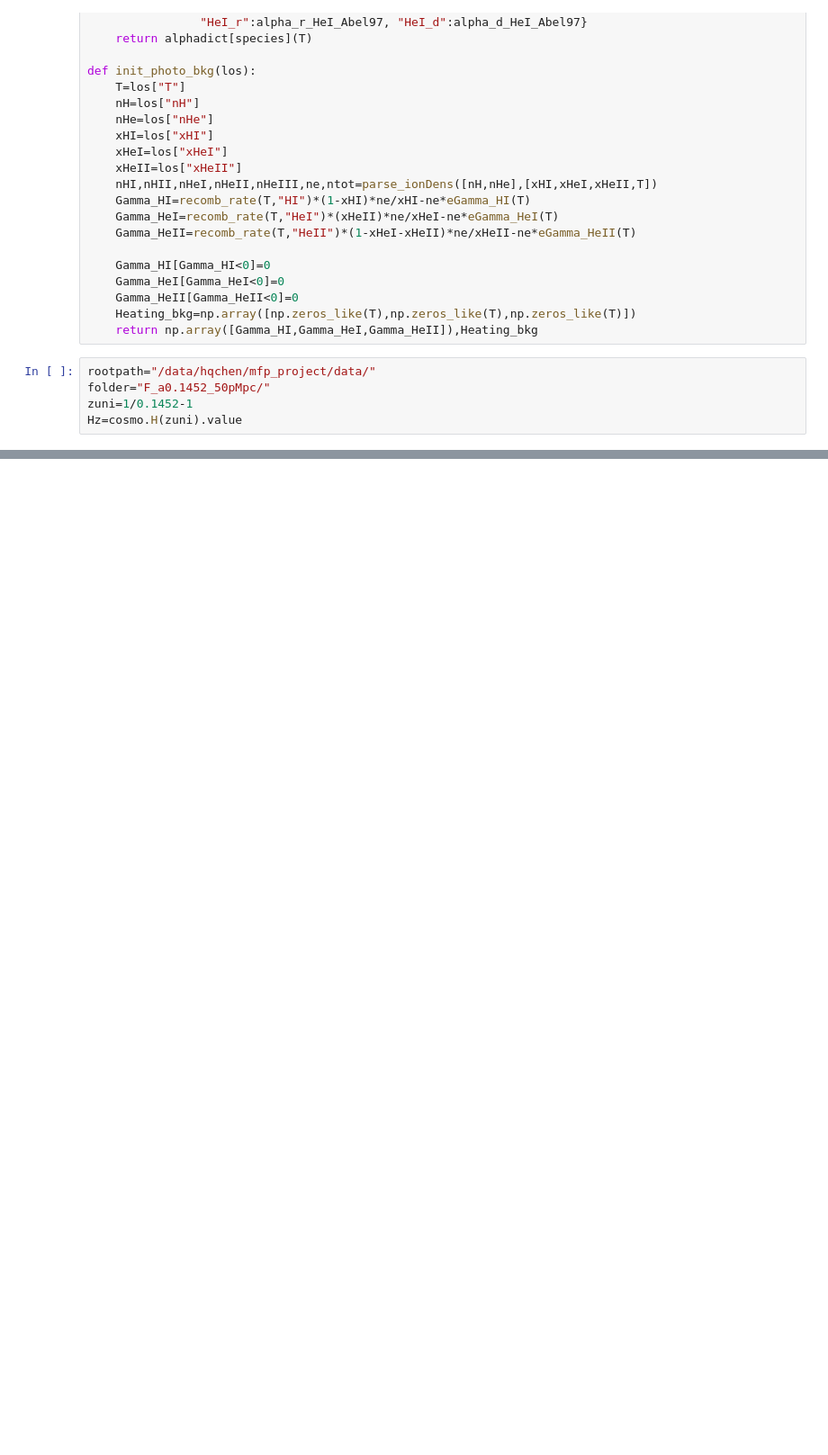
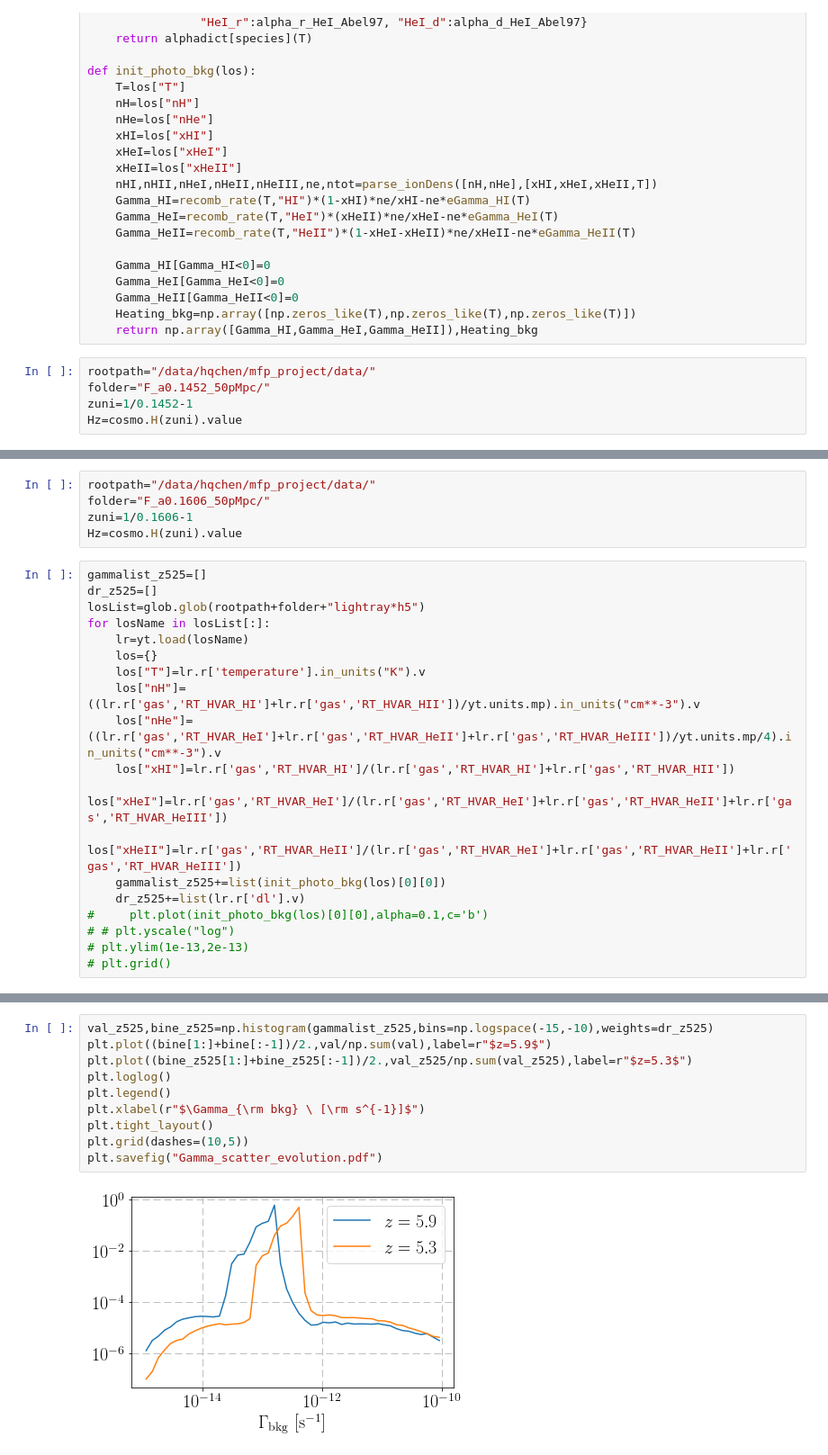
Before and after one commit to zoesuns/mfp, a Jupyter notebook: codes/calc_Gamma_bkg.ipynb, the cells around one changed output, grey strips where cells are left out. Shown at 90% size. Drawn from its saved outputs; the diff is of its cells as text; blank space fills up the shorter version.

```diff
--- a/codes/calc_Gamma_bkg.ipynb
+++ b/codes/calc_Gamma_bkg.ipynb
@@ -167,0 +180,24 @@ np.median(gammalist)
+# %%
+rootpath="/data/hqchen/mfp_project/data/"
+folder="F_a0.1606_50pMpc/"
+zuni=1/0.1606-1
+Hz=cosmo.H(zuni).value
+# %%
+gammalist_z525=[]
+dr_z525=[]
+losList=glob.glob(rootpath+folder+"lightray*h5")
+for losName in losList[:]:
+    lr=yt.load(losName)
+    los={}
+    los["T"]=lr.r['temperature'].in_units("K").v
+    los["nH"]=((lr.r['gas','RT_HVAR_HI']+lr.r['gas','RT_HVAR_HII'])/yt.units.mp).in_units("cm**-3").v
+    los["nHe"]=((lr.r['gas','RT_HVAR_HeI']+lr.r['gas','RT_HVAR_HeII']+lr.r['gas','RT_HVAR_HeIII'])/yt.units.mp/4).in_units("cm**-3").v
+    los["xHI"]=lr.r['gas','RT_HVAR_HI']/(lr.r['gas','RT_HVAR_HI']+lr.r['gas','RT_HVAR_HII'])
+    los["xHeI"]=lr.r['gas','RT_HVAR_HeI']/(lr.r['gas','RT_HVAR_HeI']+lr.r['gas','RT_HVAR_HeII']+lr.r['gas','RT_HVAR_HeIII'])
+    los["xHeII"]=lr.r['gas','RT_HVAR_HeII']/(lr.r['gas','RT_HVAR_HeI']+lr.r['gas','RT_HVAR_HeII']+lr.r['gas','RT_HVAR_HeIII'])
+    gammalist_z525+=list(init_photo_bkg(los)[0][0])
+    dr_z525+=list(lr.r['dl'].v)
+#     plt.plot(init_photo_bkg(los)[0][0],alpha=0.1,c='b')
+# # plt.yscale("log")
+# plt.ylim(1e-13,2e-13)
+# plt.grid()
@@ -167,0 +222,12 @@ np.median(gammalist)
+# %%
+val_z525,bine_z525=np.histogram(gammalist_z525,bins=np.logspace(-15,-10),weights=dr_z525)
+plt.plot((bine[1:]+bine[:-1])/2.,val/np.sum(val),label=r"$z=5.9$")
+plt.plot((bine_z525[1:]+bine_z525[:-1])/2.,val_z525/np.sum(val_z525),label=r"$z=5.3$")
+plt.loglog()
+plt.legend()
+plt.xlabel(r"$\Gamma_{\rm bkg} \ [\rm s^{-1}]$")
+plt.tight_layout()
+plt.grid(dashes=(10,5))
+plt.savefig("Gamma_scatter_evolution.pdf")
+# %% [output]
+[figure, added]
```
Also changed, not shown: parts of 8 cells of this notebook, 2 other files.
